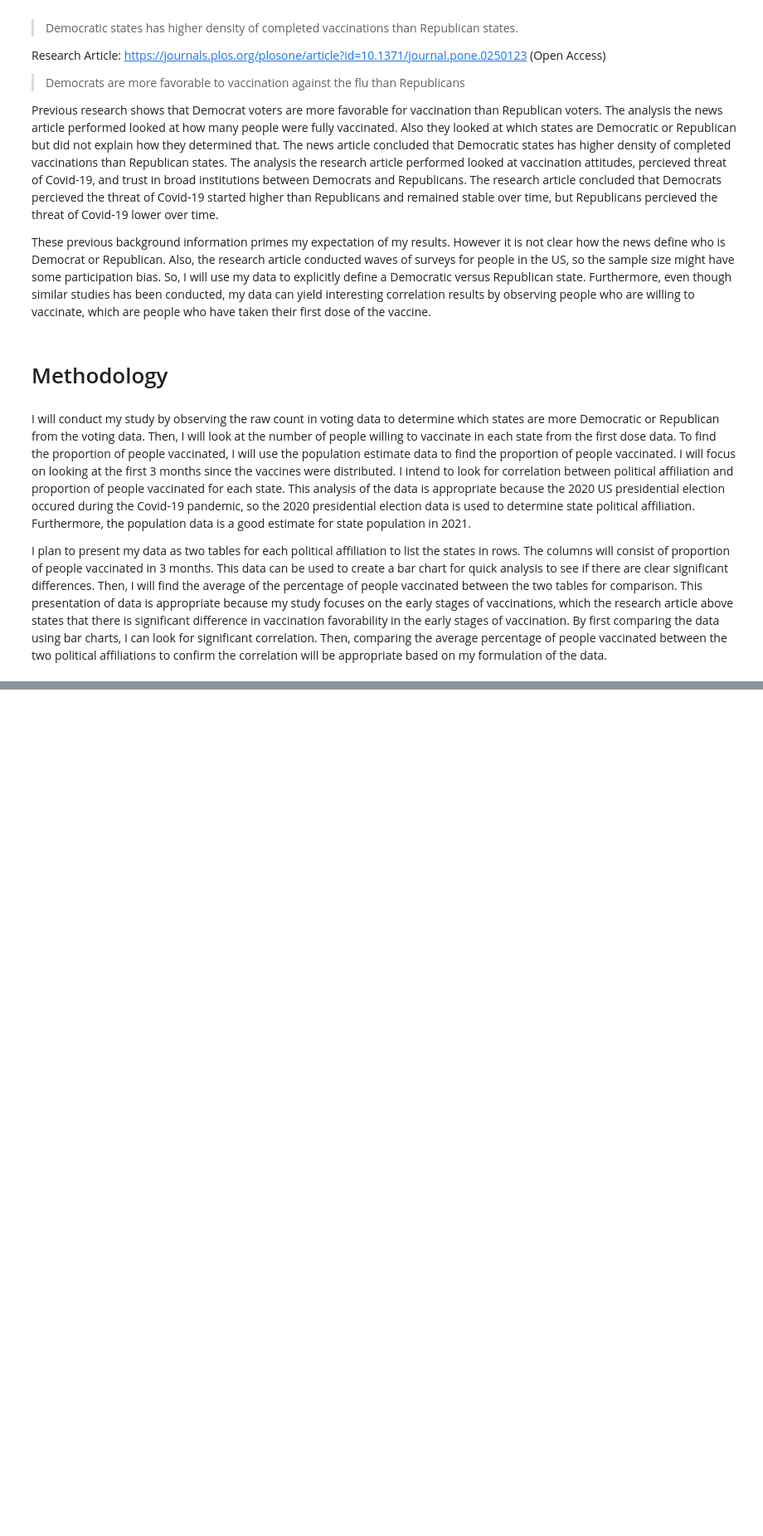
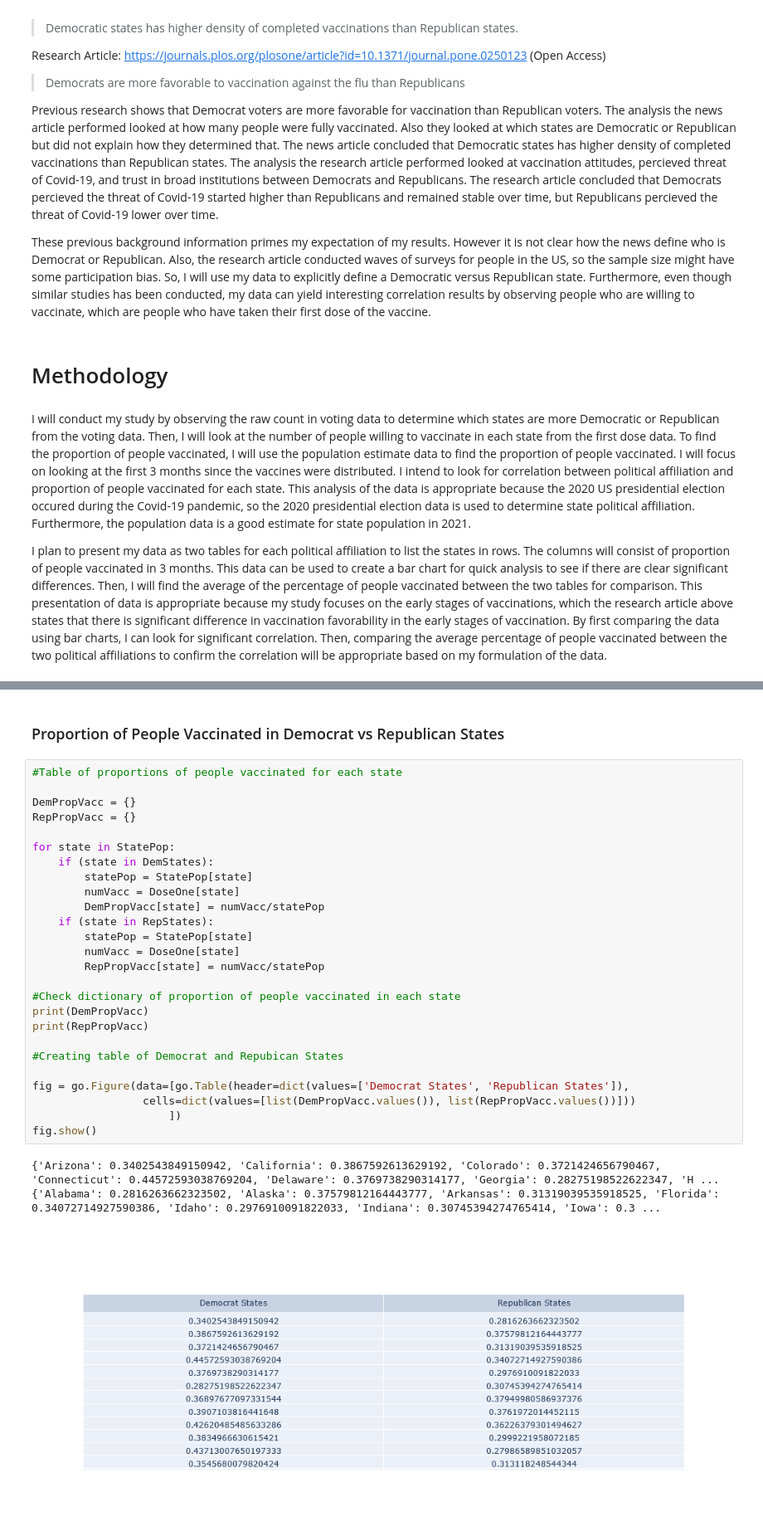
Before and after one commit to kangli30/hcde-410-final, a Jupyter notebook: A4.ipynb, the cells around one changed output, grey strips where cells are left out. Shown at 83% size. Cells and saved outputs as stored; diff of their text form; blank space fills up the shorter version.

```diff
--- a/A4.ipynb
+++ b/A4.ipynb
@@ -51,0 +287,32 @@ I plan to present my data as two tables for each political affiliation to list t
+# %% [markdown]
+### Proportion of People Vaccinated in Democrat vs Republican States
+# %%
+#Table of proportions of people vaccinated for each state
+
+DemPropVacc = {}
+RepPropVacc = {}
+
+for state in StatePop:
+    if (state in DemStates):
+        statePop = StatePop[state]
+        numVacc = DoseOne[state]
+        DemPropVacc[state] = numVacc/statePop
+    if (state in RepStates):
+        statePop = StatePop[state]
+        numVacc = DoseOne[state]
+        RepPropVacc[state] = numVacc/statePop
+
+#Check dictionary of proportion of people vaccinated in each state
+print(DemPropVacc)
+print(RepPropVacc)
+
+#Creating table of Democrat and Repubican States
+
+fig = go.Figure(data=[go.Table(header=dict(values=['Democrat States', 'Republican States']),
+                 cells=dict(values=[list(DemPropVacc.values()), list(RepPropVacc.values())]))
+                     ])
+fig.show()
+# %% [output]
+{'Arizona': 0.3402543849150942, 'California': 0.3867592613629192, 'Colorado': 0.3721424656790467, 'Connecticut': 0.44572593038769204, 'Delaware': 0.3769738290314177, 'Georgia': 0.28275198522622347, 'H ...
+{'Alabama': 0.2816263662323502, 'Alaska': 0.37579812164443777, 'Arkansas': 0.31319039535918525, 'Florida': 0.34072714927590386, 'Idaho': 0.2976910091822033, 'Indiana': 0.30745394274765414, 'Iowa': 0.3 ...
+[figure, added]
```
Also changed, not shown: parts of 23 cells of this notebook, 8 other files.
